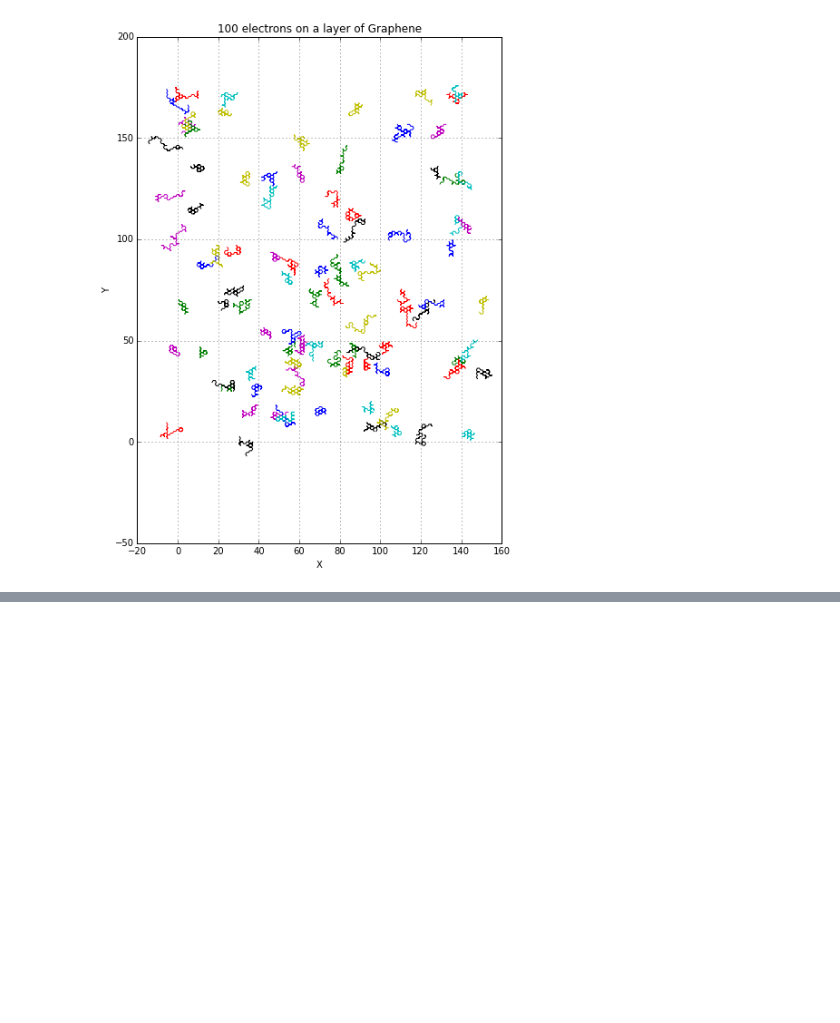
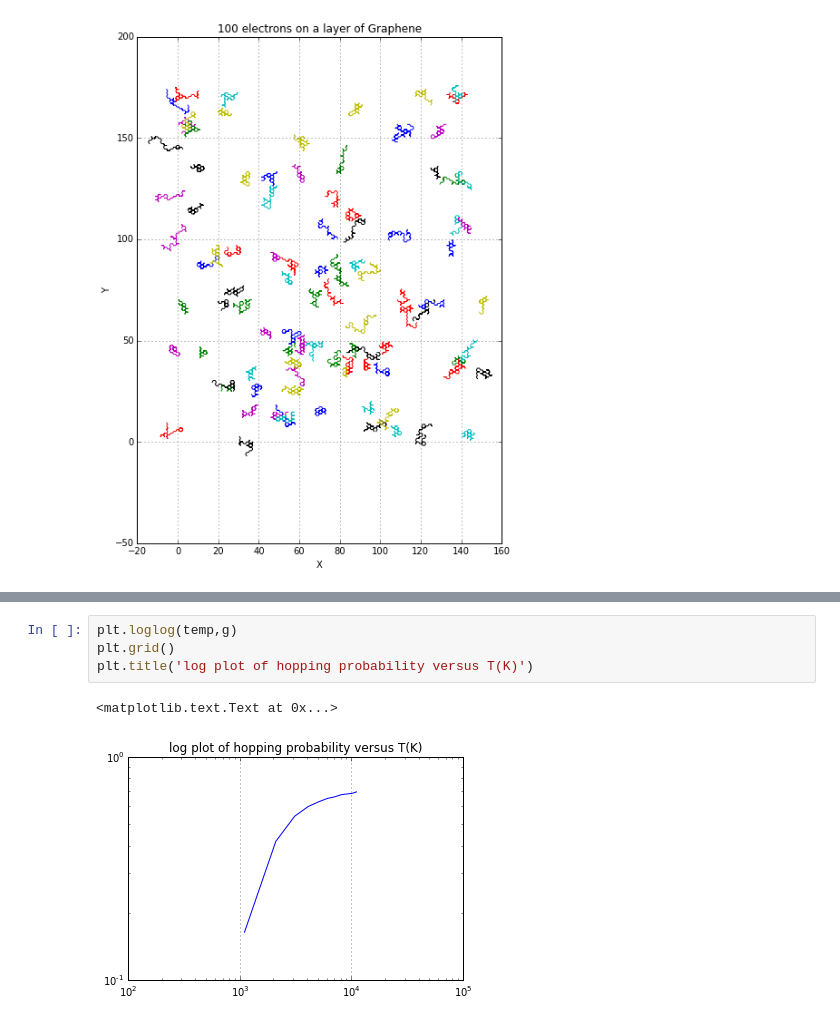
Before and after one commit to dsdhfkjs/SolidStatePhysicsProject, a Jupyter notebook: Untitled.ipynb, the cells around one changed output, grey strips where cells are left out. Drawn from its saved outputs; the diff is of its cells as text; blank space fills up the shorter version.

```diff
--- a/Untitled.ipynb
+++ b/Untitled.ipynb
@@ -2027,0 +2073,7 @@ fig.set_size_inches(10, 10, forward=True)
+# %%
+plt.loglog(temp,g)
+plt.grid()
+plt.title('log plot of hopping probability versus T(K)')
+# %% [output]
+<matplotlib.text.Text at 0x...>
+[figure, added]
```
Also changed, not shown: parts of 2 cells of this notebook.
